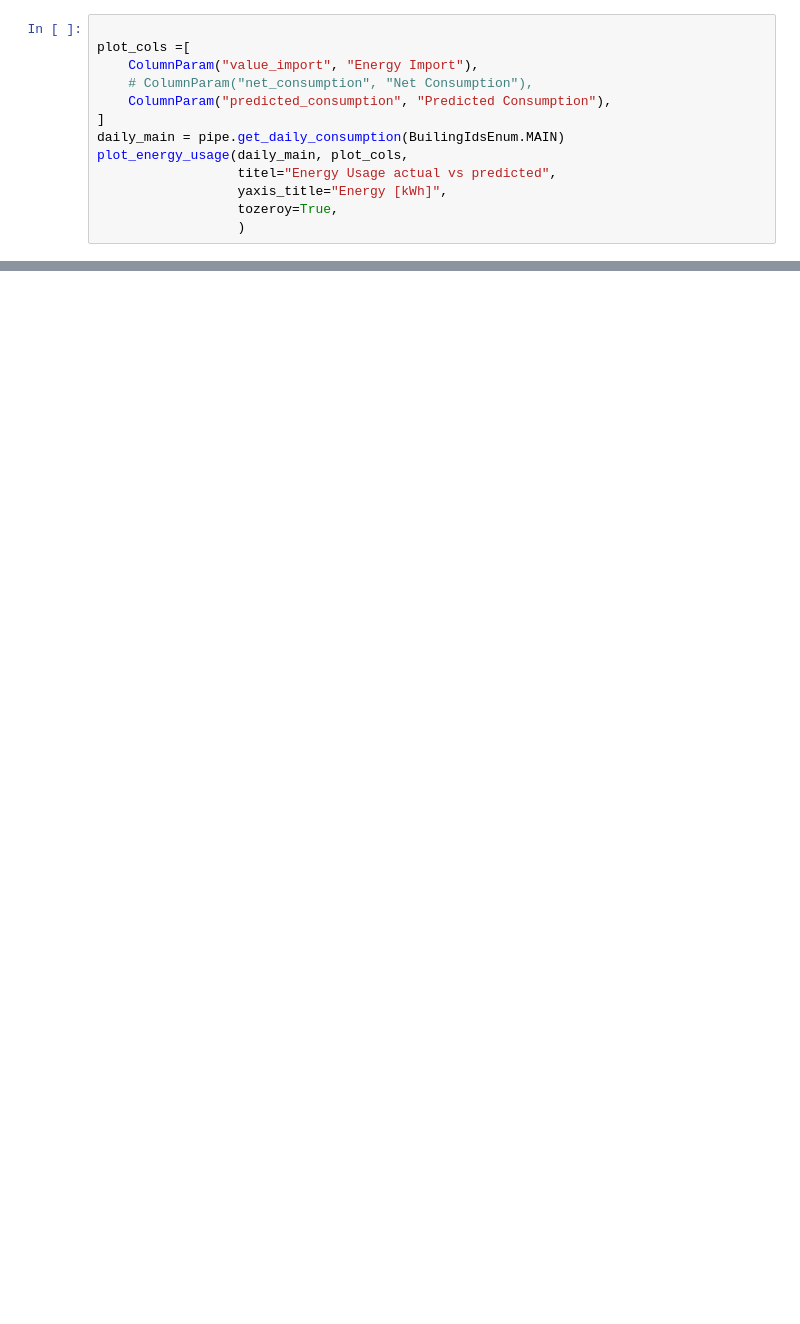
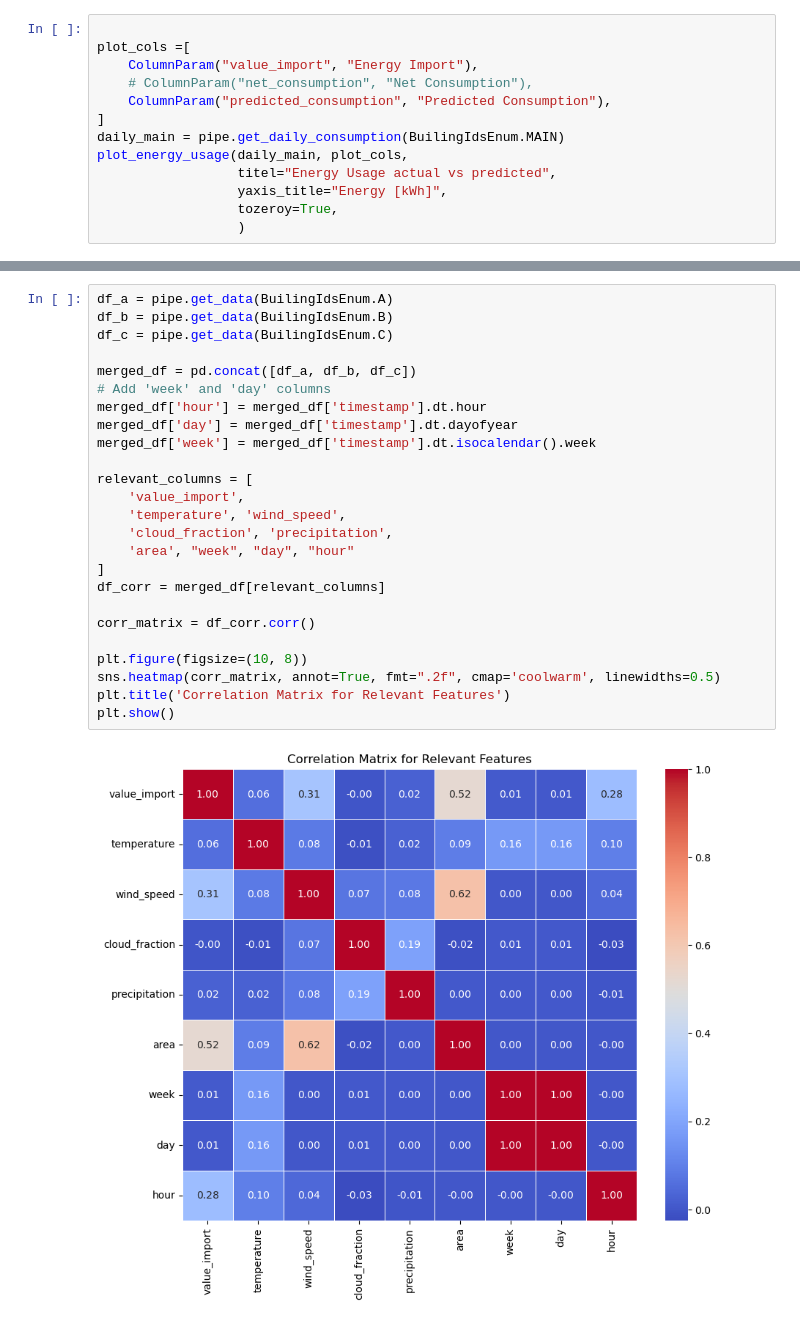
Before and after one commit to MatsNissen-Lie/SolarEnergyImpact, a Jupyter notebook: src/analysis.ipynb, the cells around one changed output, grey strips where cells are left out. Cells and saved outputs as stored; diff of their text form; blank space fills up the shorter version.

```diff
--- a/src/analysis.ipynb
+++ b/src/analysis.ipynb
@@ -88,0 +144,27 @@ plot_energy_usage(daily_a, plot_cols,
+# %%
+df_a = pipe.get_data(BuilingIdsEnum.A)
+df_b = pipe.get_data(BuilingIdsEnum.B)
+df_c = pipe.get_data(BuilingIdsEnum.C)
+
+merged_df = pd.concat([df_a, df_b, df_c])
+# Add 'week' and 'day' columns
+merged_df['hour'] = merged_df['timestamp'].dt.hour
+merged_df['day'] = merged_df['timestamp'].dt.dayofyear
+merged_df['week'] = merged_df['timestamp'].dt.isocalendar().week
+
+relevant_columns = [
+    'value_import',
+    'temperature', 'wind_speed',
+    'cloud_fraction', 'precipitation',
+    'area', "week", "day", "hour"
+]
+df_corr = merged_df[relevant_columns]
+
+corr_matrix = df_corr.corr()
+
+plt.figure(figsize=(10, 8))
+sns.heatmap(corr_matrix, annot=True, fmt=".2f", cmap='coolwarm', linewidths=0.5)
+plt.title('Correlation Matrix for Relevant Features')
+plt.show()
+# %% [output]
+[figure, added]
```
Also changed, not shown: parts of 23 cells of this notebook, 5 other files.
